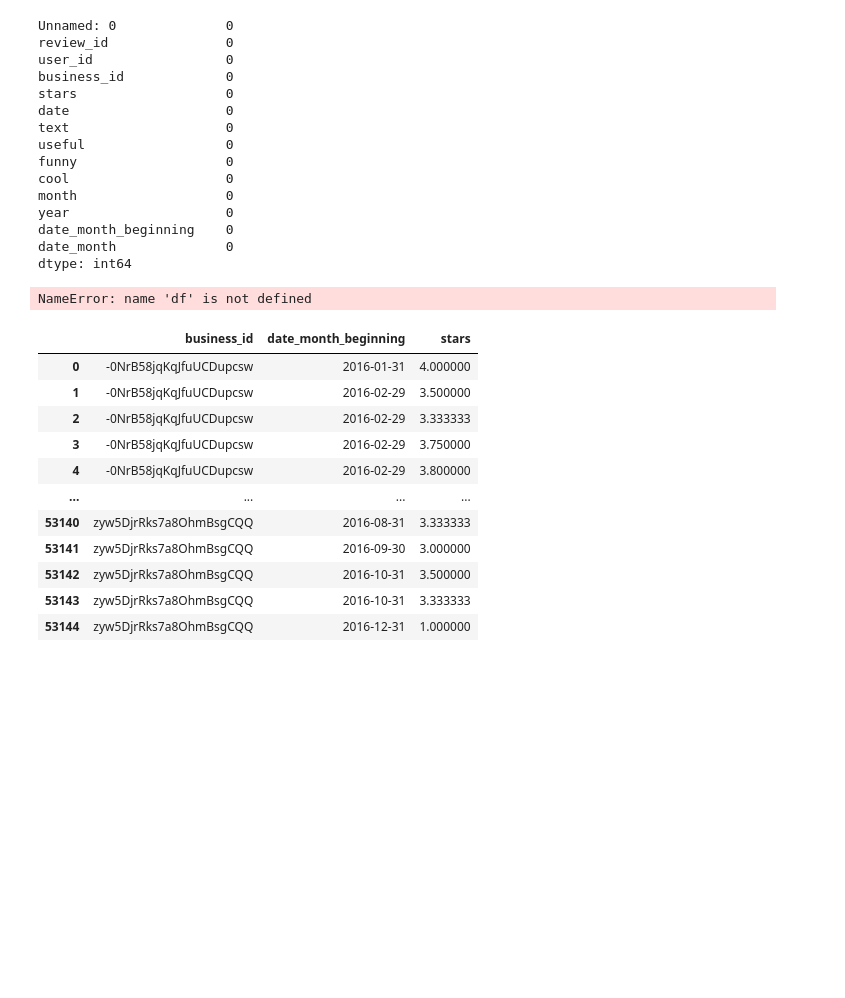
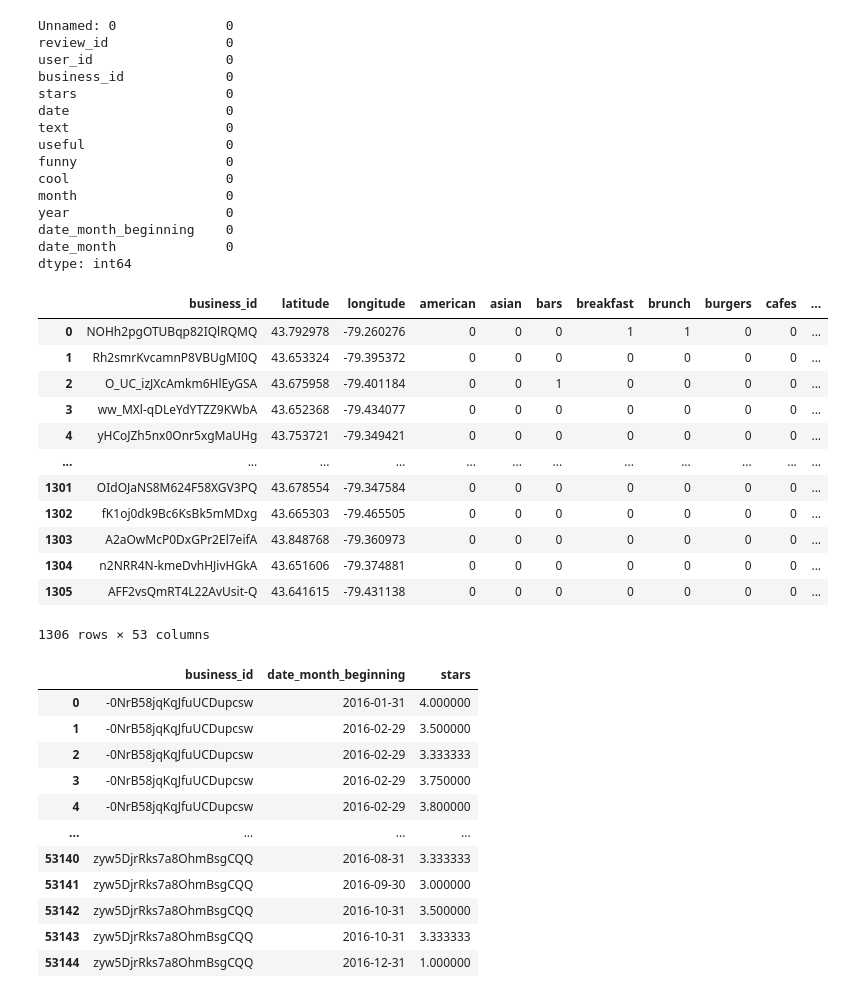
Before and after one commit to Joeyzect/Analytics_Edge_2022, a Jupyter notebook: notebooks/00-joseph-exploration.ipynb, the cells around one changed output. Saved outputs shown, nothing was run; the diff lists cells and outputs as text; code cells hidden in the pictures; blank space fills up the shorter version.

```diff
--- a/notebooks/00-joseph-exploration.ipynb
+++ b/notebooks/00-joseph-exploration.ipynb
@@ -75,15 +92,27 @@ neighborhoods = enc.fit_transform(business_data_2016['neighborhood'].values.resh
 business_data_2016 = pd.concat([business_data_2016, business_categories], axis=1)
 business_data_2016 = pd.concat([business_data_2016, pd.DataFrame(neighborhoods, columns=enc.get_feature_names_out())], axis=1)
 business_data_2016 = business_data_2016.drop(['categories', 'neighborhood'], axis=1, errors='ignore')
+# %%
+business_data_2016
+# %% [output]
+|  | business_id | latitude | longitude | american | asian | bars | breakfast | brunch | burgers | cafes | ... |
+| 0 | NOHh2pgOTUBqp82IQlRQMQ | 43.792978 | -79.260276 | 0 | 0 | 0 | 1 | 1 | 0 | 0 | ... |
+| 1 | Rh2smrKvcamnP8VBUgMI0Q | 43.653324 | -79.395372 | 0 | 0 | 0 | 0 | 0 | 0 | 0 | ... |
+| 2 | O_UC_izJXcAmkm6HlEyGSA | 43.675958 | -79.401184 | 0 | 0 | 1 | 0 | 0 | 0 | 0 | ... |
+| 3 | ww_MXl-qDLeYdYTZZ9KWbA | 43.652368 | -79.434077 | 0 | 0 | 0 | 0 | 0 | 0 | 0 | ... |
+| 4 | yHCoJZh5nx0Onr5xgMaUHg | 43.753721 | -79.349421 | 0 | 0 | 0 | 0 | 0 | 0 | 0 | ... |
+| ... | ... | ... | ... | ... | ... | ... | ... | ... | ... | ... | ... |
+| 1301 | OIdOJaNS8M624F58XGV3PQ | 43.678554 | -79.347584 | 0 | 0 | 0 | 0 | 0 | 0 | 0 | ... |
+| 1302 | fK1oj0dk9Bc6KsBk5mMDxg | 43.665303 | -79.465505 | 0 | 0 | 0 | 0 | 0 | 0 | 0 | ... |
+| 1303 | A2aOwMcP0DxGPr2El7eifA | 43.848768 | -79.360973 | 0 | 0 | 0 | 0 | 0 | 0 | 0 | ... |
+| 1304 | n2NRR4N-kmeDvhHJivHGkA | 43.651606 | -79.374881 | 0 | 0 | 0 | 0 | 0 | 0 | 0 | ... |
+| 1305 | AFF2vsQmRT4L22AvUsit-Q | 43.641615 | -79.431138 | 0 | 0 | 0 | 0 | 0 | 0 | 0 | ... |
+1306 rows × 53 columns
 # %%
 reviews_2016['date'] = pd.to_datetime(reviews_2016['date'])
 # %%
 reviews_2016['month'] = reviews_2016['date'].dt.month
 reviews_2016['year'] = reviews_2016['date'].dt.year
-# %%
-df.groupby(['id_col']).rolling('2m', on = 'dates')['value_col'].sum().reset_index()
-# %% [output]
-NameError: name 'df' is not defined
 # %%
 reviews_2016.sort_values('date_month').groupby('business_id').rolling('60d', on = 'date_month_beginning')['stars'].mean().reset_index()
 # %% [output]
```
Also changed, not shown: parts of 6 cells of this notebook, 7 other files.
